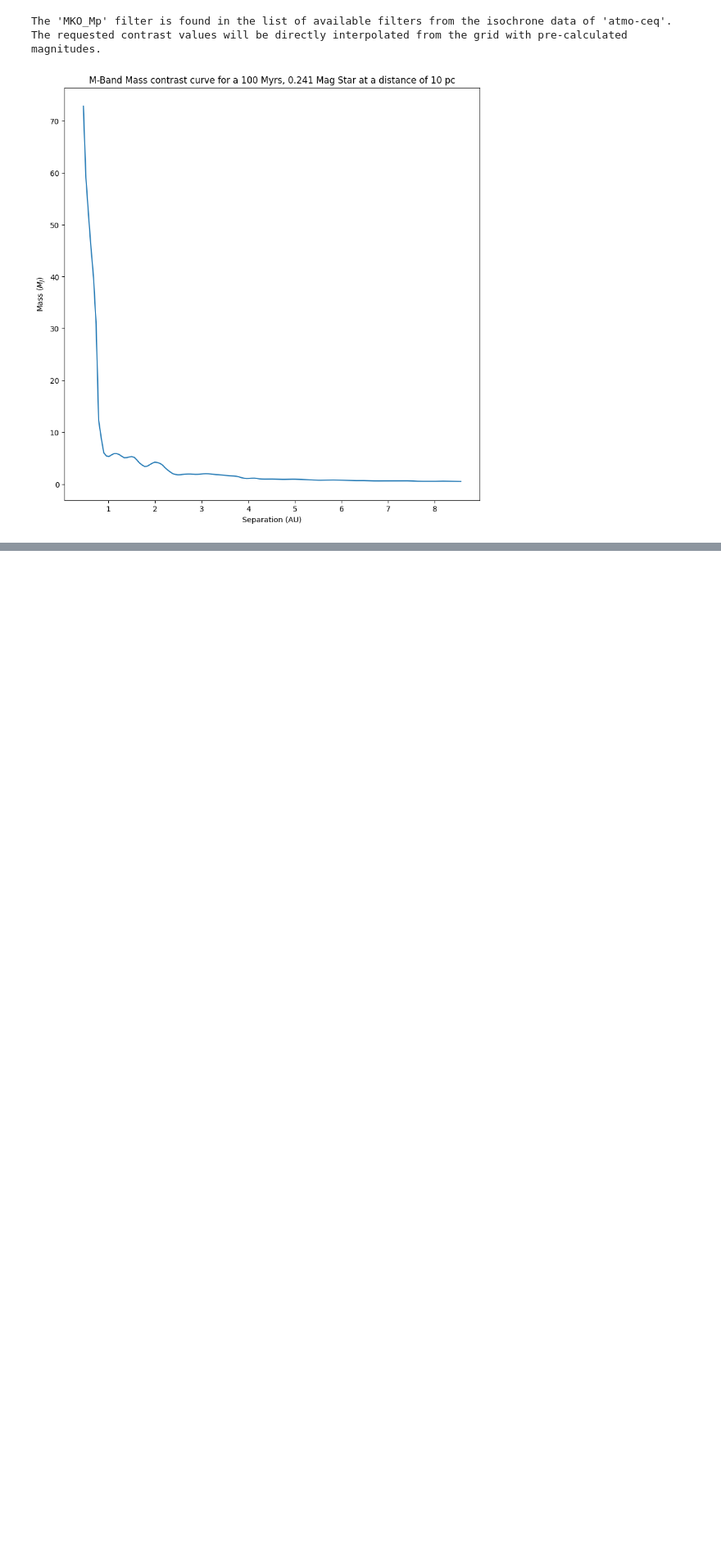
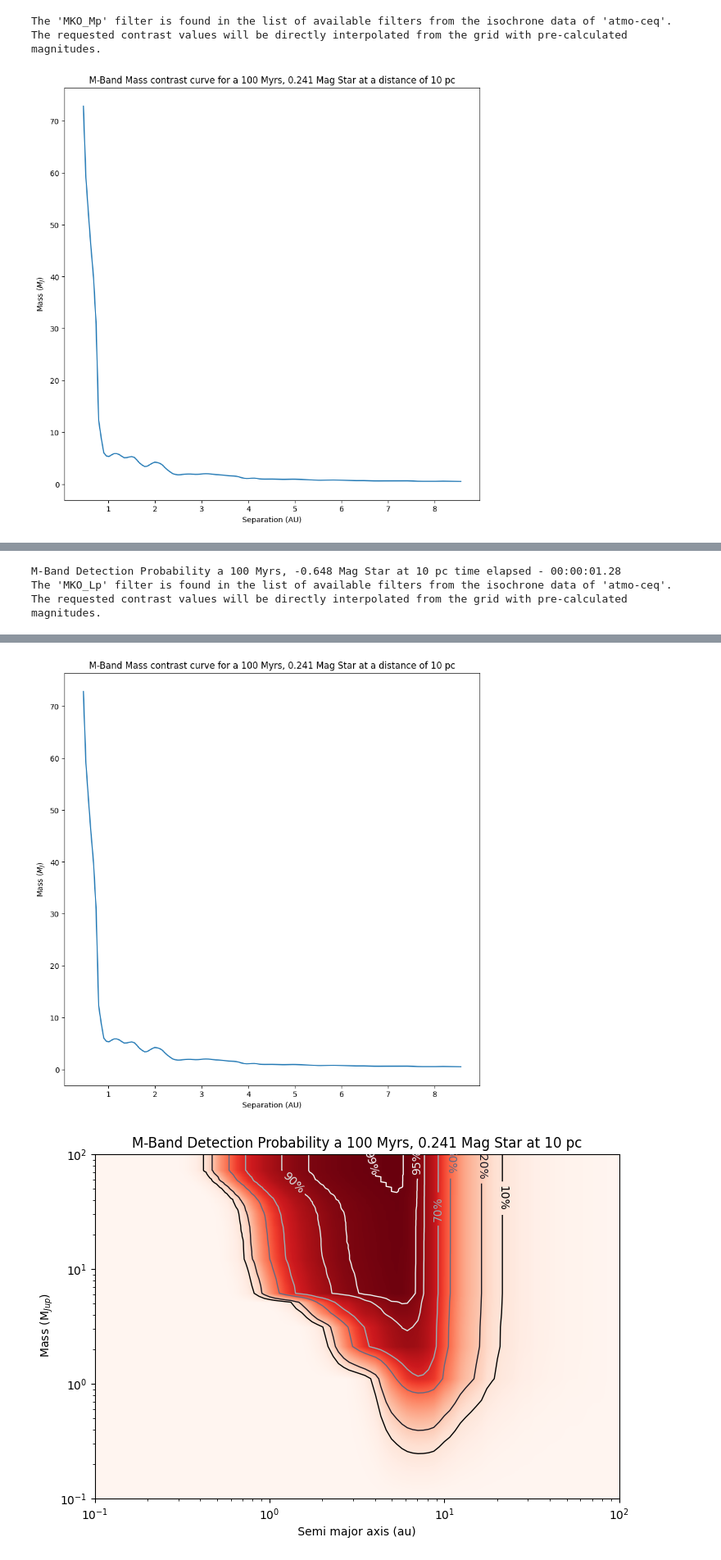
Before and after one commit to BryceDixon/High_Contrast_Imaging, a Jupyter notebook: exo_dmc_run.ipynb, the cells around one changed output, grey strips where cells are left out. Shown: that part at 82% size. Saved outputs shown, nothing was run; the diff lists cells and outputs as text; code cells hidden in the pictures; blank space fills up the shorter version.

Commit message:
det_prob_plot function

```diff
--- a/exo_dmc_run.ipynb
+++ b/exo_dmc_run.ipynb
@@ -79,0 +80,22 @@ M-Band Detection Probability a 100 Myrs, 0.241 Mag Star at 100 pc time elapsed -
+# %%
+model = 'atmo'
+model_tag = 'atmo-ceq'
+foldername = 'C:/Users/bryce/Python/High Contrast Imaging Project/Year_4/science_case_Dec2020'
+file_list = ['cc_adi_bckg1_mag0.241_M_CVC_fullM1_all_effects.fits',
+             'cc_adi_bckg1_mag-0.648_M_CVC_fullM1_all_effects.fits',
+             'cc_adi_bckg1_mag-0.63_L_CVC_fullM1_all_effects.fits',]
+stellar_mag_list = [0.241,
+                    -0.648,
+                    -0.63]
+filter_name_list = ['MKO_Mp',
+                    'MKO_Mp',
+                    'MKO_Lp']
+band_list = ['M',
+             'M',
+             'L']
+savefolder = 'C:/Users/bryce/Downloads'
+distance = 10
+age = 100
+
+det.plot(model, model_tag, foldername, file_list, distance, age, stellar_mag_list, filter_name_list, band_list, savefolder)
+# %% [output]
@@ -79,0 +114,3 @@ M-Band Detection Probability a 100 Myrs, 0.241 Mag Star at 100 pc time elapsed -
+M-Band Detection Probability a 100 Myrs, -0.648 Mag Star at 10 pc time elapsed - 00:00:01.28
+The 'MKO_Lp' filter is found in the list of available filters from the isochrone data of 'atmo-ceq'.
+The requested contrast values will be directly interpolated from the grid with pre-calculated magnitudes.
@@ -79,0 +118,2 @@ M-Band Detection Probability a 100 Myrs, 0.241 Mag Star at 100 pc time elapsed -
+[figure, added]
+[figure, added]
```
Also changed, not shown: parts of 3 cells of this notebook, 2 other files.
